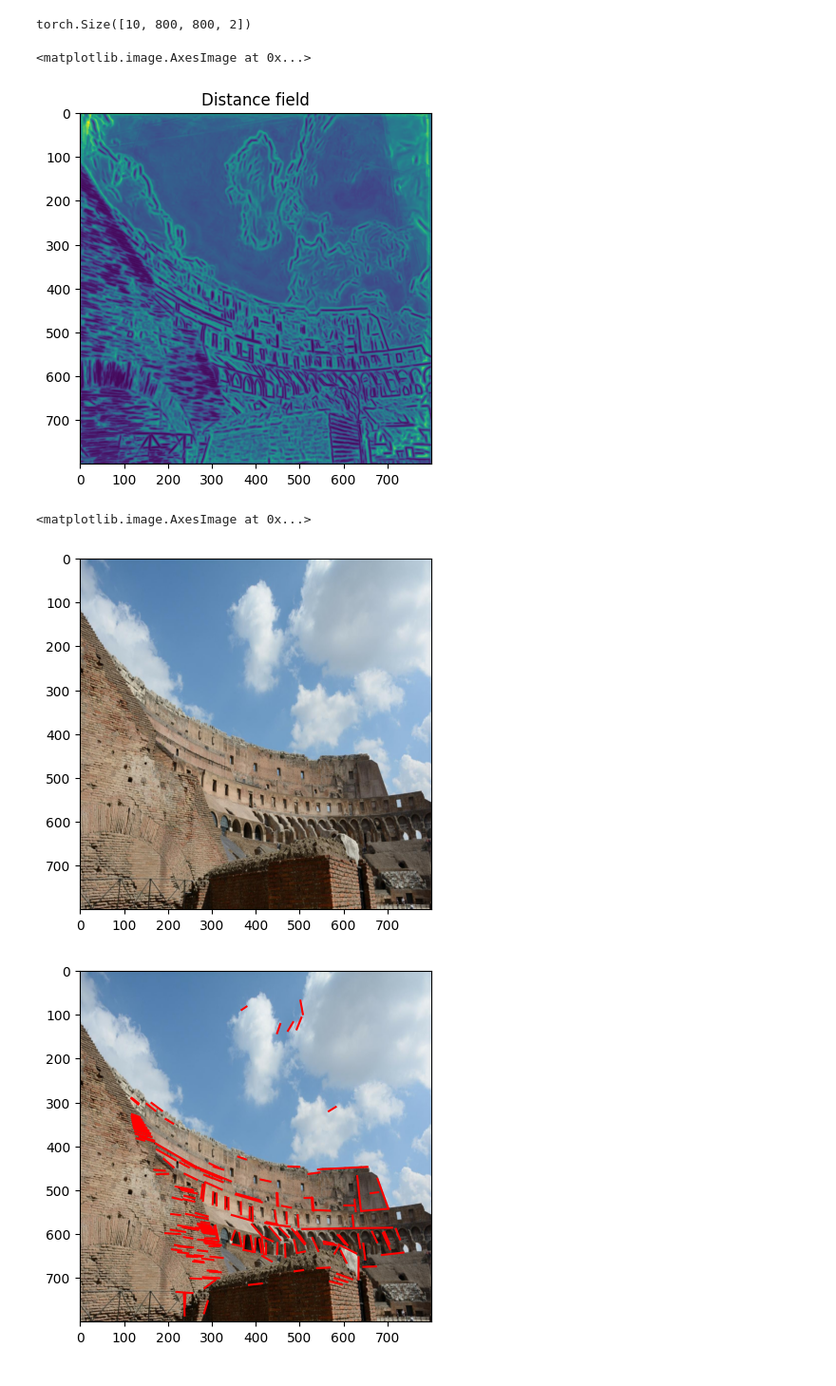
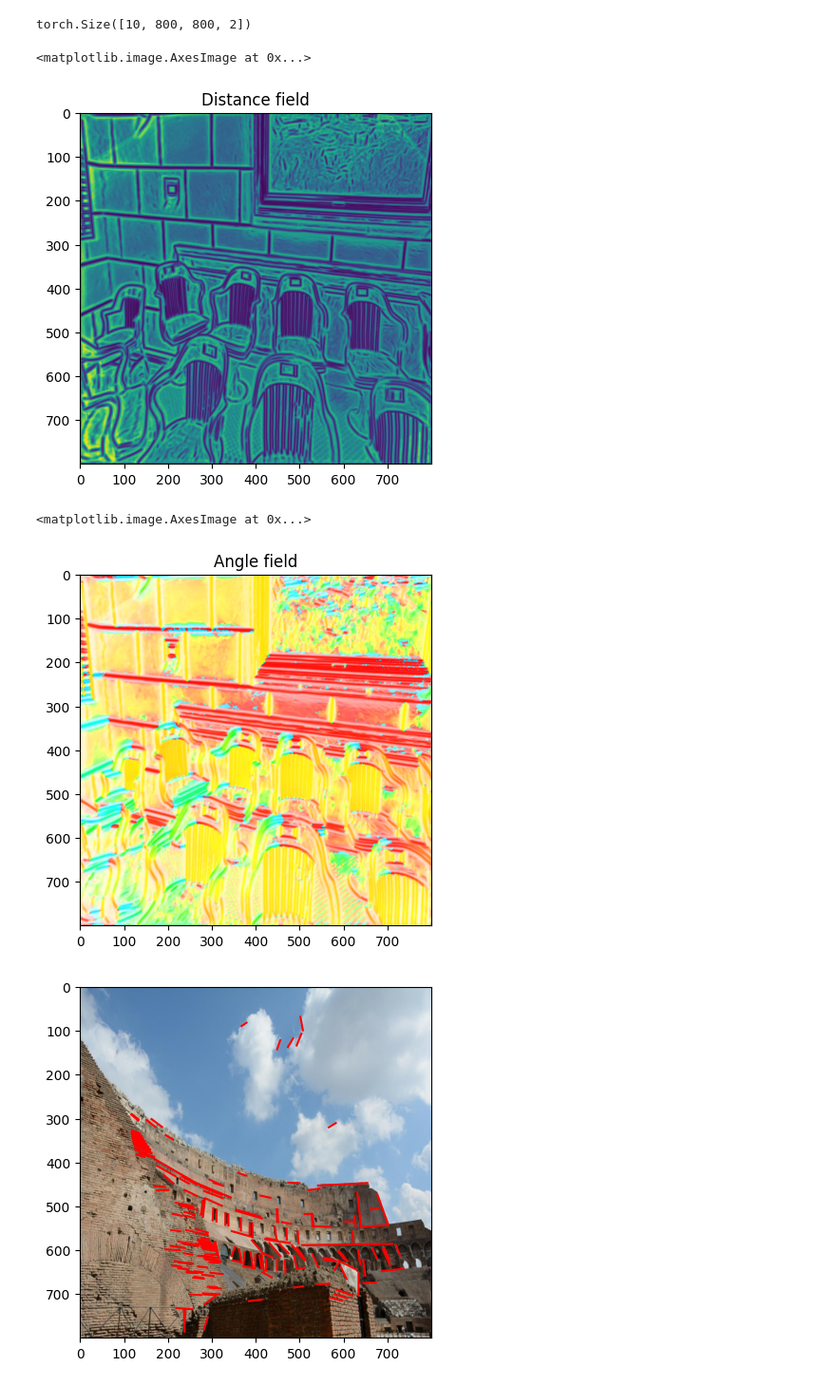
Before and after one commit to cvg/glue-factory, a Jupyter notebook: deeplsd_gt.ipynb, the cells around one changed output. Shown at 95% size. Saved outputs shown, nothing was run; the diff lists cells and outputs as text; code cells hidden in the pictures.

Commit message:
add appropriate plotting for angle field

```diff
--- a/deeplsd_gt.ipynb
+++ b/deeplsd_gt.ipynb
@@ -84,7 +84,7 @@ conf_homography = {
     'allow_artifacts': True
 }
 resize_func = Resize(size)
-image_path = "data/mini_depth_100/30623106092_3985ec298a_o.jpg"
+image_path = "data/mini_depth_100/00080.jpg"
 img = cv2.resize(cv2.imread(image_path),size)
 img_torch = numpy_image_to_torch(img)
 img_torch = img_torch.unsqueeze(0)
@@ -110,7 +110,7 @@ model2.eval()
 # Show lines
 #print(lines[0][0][0])
 
-distance_field, angle_field, _ = torch_homography_adaptation(img_torch,model2,num_H=10)
+distance_field, angle_field, _ = torch_homography_adaptation(img_torch,model2,num_H=10,aggregation="mean")
 
 #print(lines.shape)
 #lines = lines.numpy()
@@ -127,13 +127,23 @@ plt.title("Distance field")
 plt.imshow(distance_field)
 # %% [output]
 <matplotlib.image.AxesImage at 0x...>
-[figure, old version]
+[figure, new version]
+# %%
+import flow_vis
+
+def get_flow_vis(df, ang, line_neighborhood=5):
+    norm = line_neighborhood + 1 - np.clip(df, 0, line_neighborhood)
+    flow_uv = np.stack([norm * np.cos(ang), norm * np.sin(ang)], axis=-1)
+    flow_img = flow_vis.flow_to_color(flow_uv, convert_to_bgr=False)
+    return flow_img
 # %%
-#plt.title("Angle field")
-plt.imshow(cv2.cvtColor(img,cv2.COLOR_BGR2RGB))
+plt.title("Angle field")
+#plt.imshow(cv2.cvtColor(img,cv2.COLOR_BGR2RGB))
+
+plt.imshow(get_flow_vis(distance_field,angle_field))
 # %% [output]
 <matplotlib.image.AxesImage at 0x...>
-[figure, old version]
+[figure, new version]
 # %%
 from gluefactory.geometry.homography import warp_points
 
```
